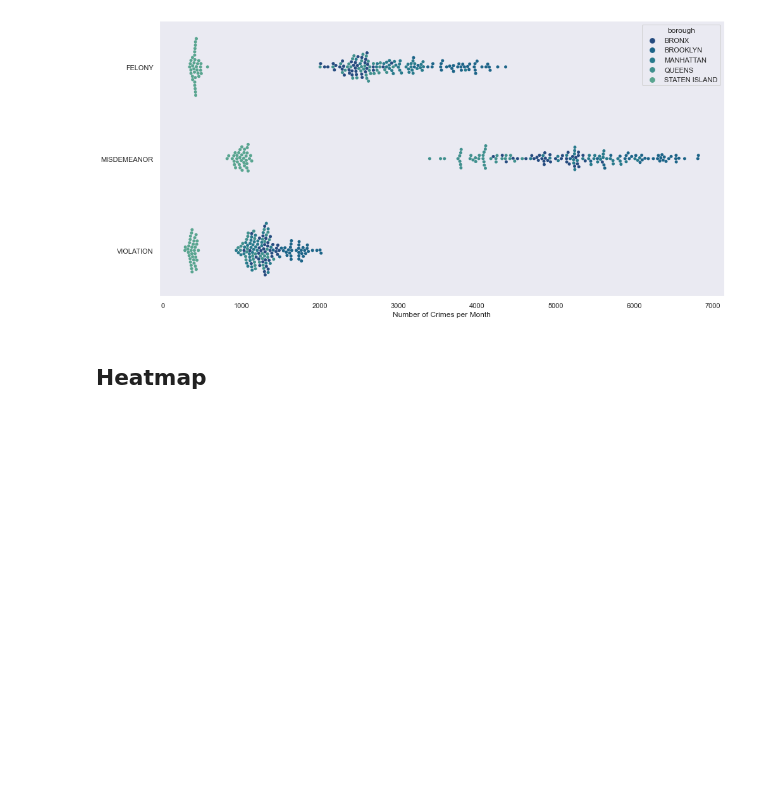
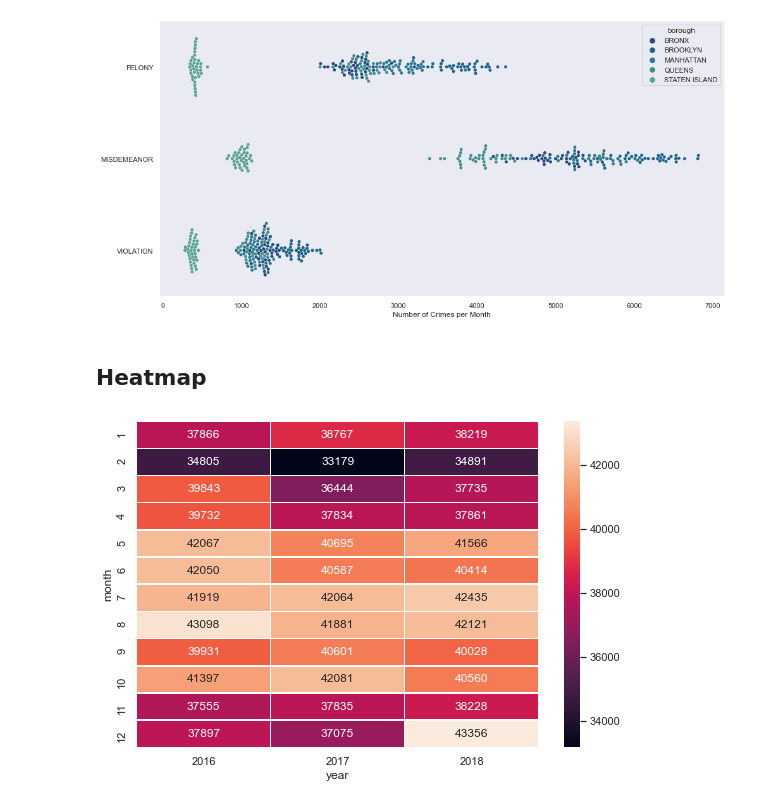
Before and after one commit to candiesforlife/minority_report, a Jupyter notebook: notebooks/Alice_Data_Viz.ipynb, the cells around one changed output. Saved outputs shown, nothing was run; the diff lists cells and outputs as text; code cells hidden in the pictures; blank space fills up the shorter version.

Commit message:
Added heatmap per month & year

```diff
--- a/notebooks/Alice_Data_Viz.ipynb
+++ b/notebooks/Alice_Data_Viz.ipynb
@@ -165,14 +165,14 @@ swarm.set(xlabel = 'Number of Crimes per Month');
 # %% [markdown]
 ## Heatmap
 # %%
-import matplotlib.pyplot as plt
-import seaborn as sns
 sns.set_theme()
 
-# Load the example flights dataset and convert to long-form
-flights_long = sns.load_dataset("flights")
-flights = flights_long.pivot("month", "year", "passengers")
+# converting group by year & month to long-form
+crime_pivot = crime_ym.pivot('month', 'year', 'number_of_crimes')
 
 # Draw a heatmap with the numeric values in each cell
-f, ax = plt.subplots(figsize=(9, 6))
-sns.heatmap(flights, annot=True, fmt="d", linewidths=.5, ax=ax)a
+fig, ax = plt.subplots(figsize = (9, 6))
+
+sns.heatmap(crime_pivot, annot = True, fmt = 'd', linewidths = .5, ax = ax);
+# %% [output]
+[figure, added]
```
